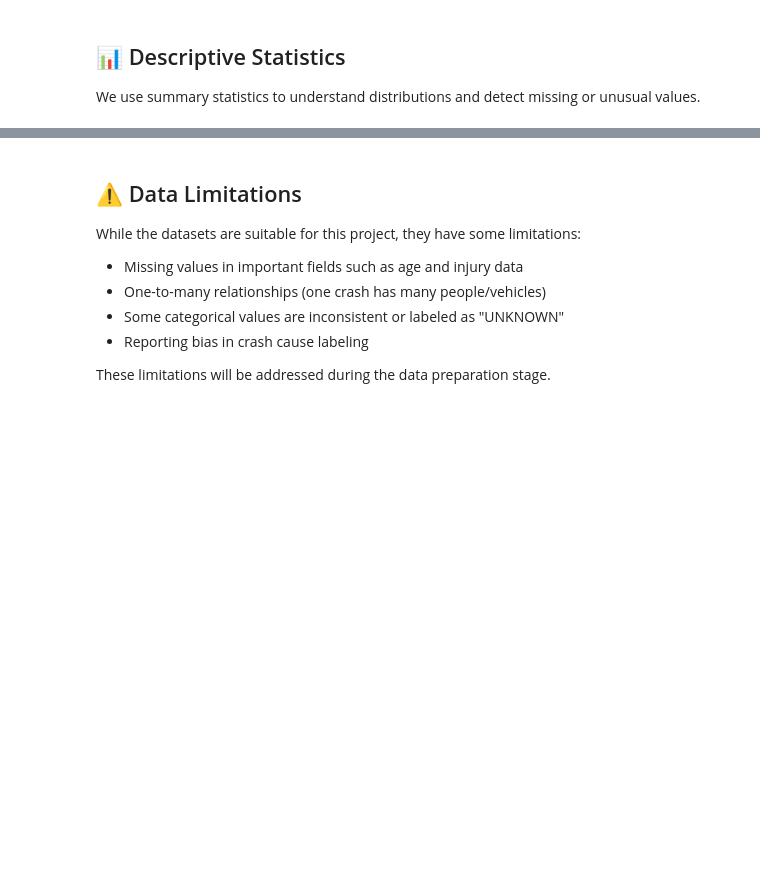
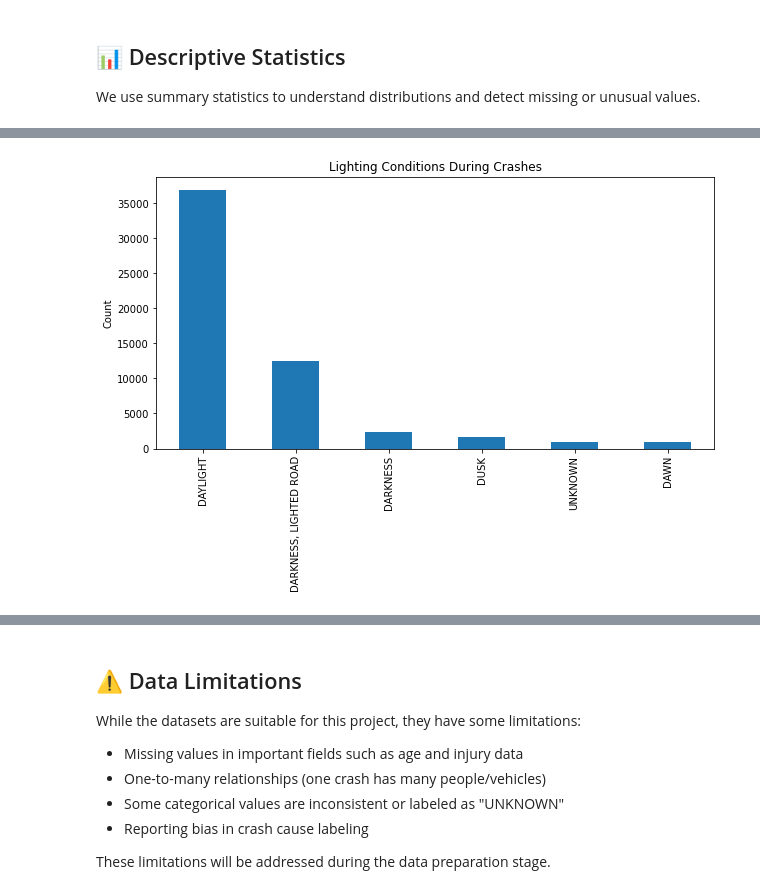
Before and after one commit to tonny001-rgb/chicago-car-crash-interpretability, a Jupyter notebook: final notebook.ipynb, the cells around one changed output, grey strips where cells are left out. Cells and saved outputs as stored; diff of their text form; code cells hidden in the pictures; blank space fills up the shorter version.

```diff
--- a/final notebook.ipynb
+++ b/final notebook.ipynb
@@ -373,0 +428,14 @@ display(people.describe(include="all"))
+# %%
+# Analyze lighting conditions
+# Useful for understanding visibility impact on accidents
+
+plt.figure(figsize=(10,5))
+
+df['lighting_condition'].value_counts().plot(kind='bar')
+
+plt.title("Lighting Conditions During Crashes")
+plt.ylabel("Count")
+
+plt.show()
+# %% [output]
+[figure, added]
```
Also changed, not shown: parts of 58 cells of this notebook, 1 other file.
